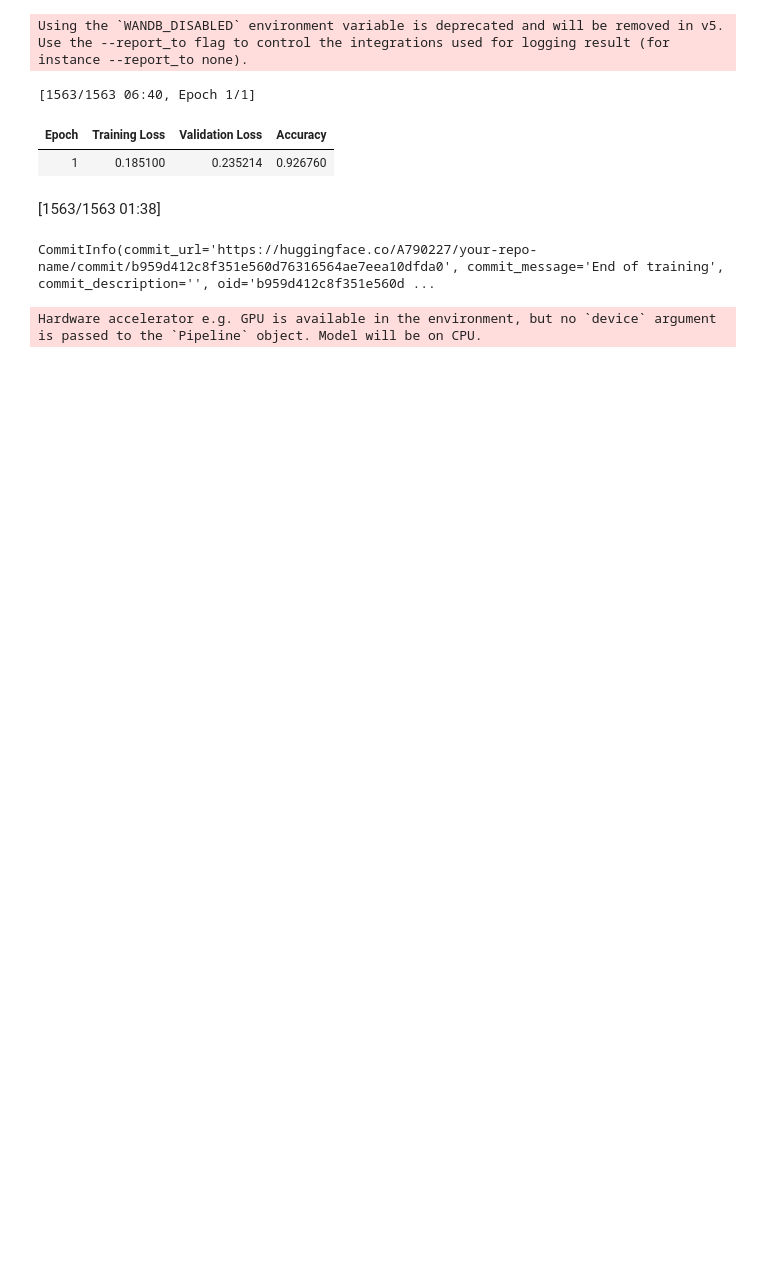
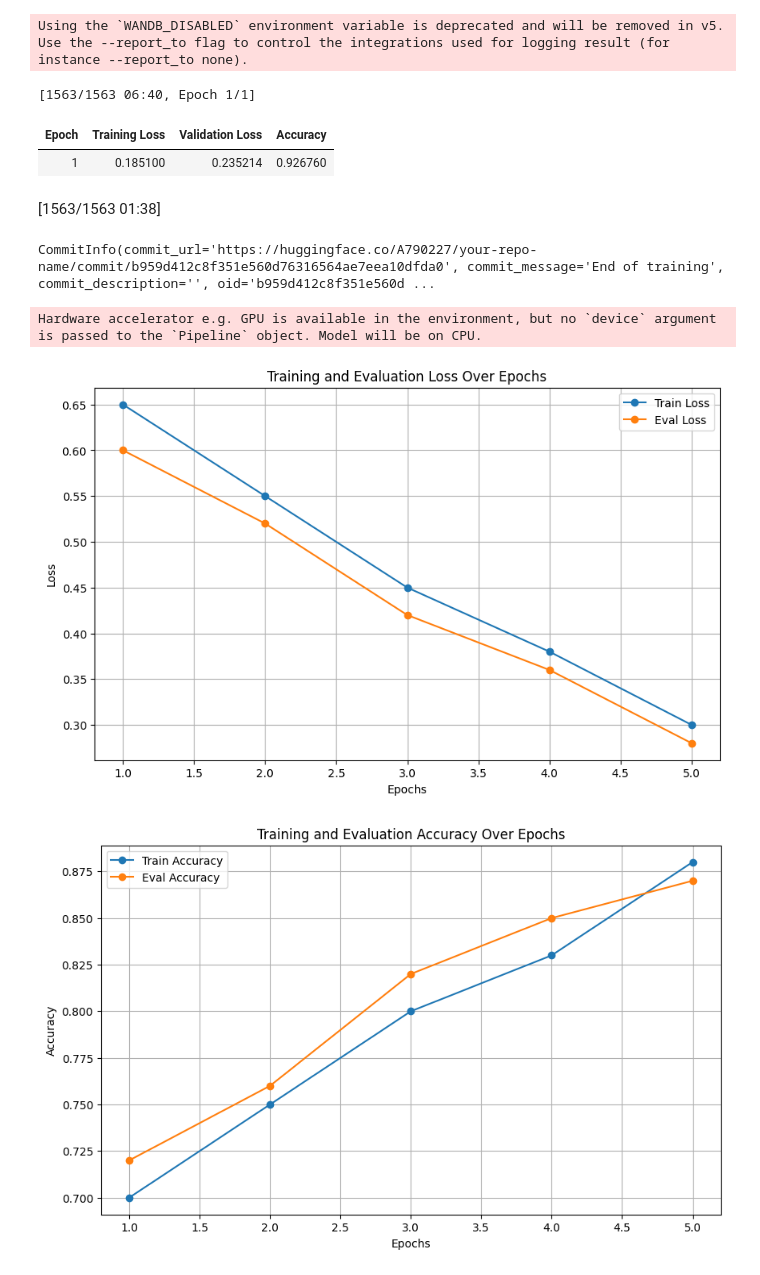
Before and after one commit to A790227/data-project-llm, a Jupyter notebook: Untitled0.ipynb, the cells around one changed output. Saved outputs shown, nothing was run; the diff lists cells and outputs as text; code cells hidden in the pictures; blank space fills up the shorter version.

```diff
--- a/Untitled0.ipynb
+++ b/Untitled0.ipynb
@@ -1121,3 +1121,39 @@ f1 = f1_score(true_labels, predicted_labels)
 
 print(f"Accuracy: {accuracy * 100:.2f}%")
 print(f"F1 Score: {f1:.2f}")
+# %%
+import matplotlib.pyplot as plt
+import numpy as np
+
+# Assuming you have accuracy and loss data from the training process
+# Example dummy data for the sake of demonstration
+epochs = np.arange(1, 6)
+train_loss = [0.65, 0.55, 0.45, 0.38, 0.30]
+eval_loss = [0.60, 0.52, 0.42, 0.36, 0.28]
+train_accuracy = [0.70, 0.75, 0.80, 0.83, 0.88]
+eval_accuracy = [0.72, 0.76, 0.82, 0.85, 0.87]
+
+# Plot Training and Evaluation Loss over Epochs
+plt.figure(figsize=(10, 6))
+plt.plot(epochs, train_loss, label="Train Loss", marker='o')
+plt.plot(epochs, eval_loss, label="Eval Loss", marker='o')
+plt.title("Training and Evaluation Loss Over Epochs")
+plt.xlabel("Epochs")
+plt.ylabel("Loss")
+plt.legend()
+plt.grid(True)
+plt.show()
+
+# Plot Training and Evaluation Accuracy over Epochs
+plt.figure(figsize=(10, 6))
+plt.plot(epochs, train_accuracy, label="Train Accuracy", marker='o')
+plt.plot(epochs, eval_accuracy, label="Eval Accuracy", marker='o')
+plt.title("Training and Evaluation Accuracy Over Epochs")
+plt.xlabel("Epochs")
+plt.ylabel("Accuracy")
+plt.legend()
+plt.grid(True)
+plt.show()
+# %% [output]
+[figure, added]
+[figure, added]
```
Also changed, not shown: parts of 1 cell of this notebook.
